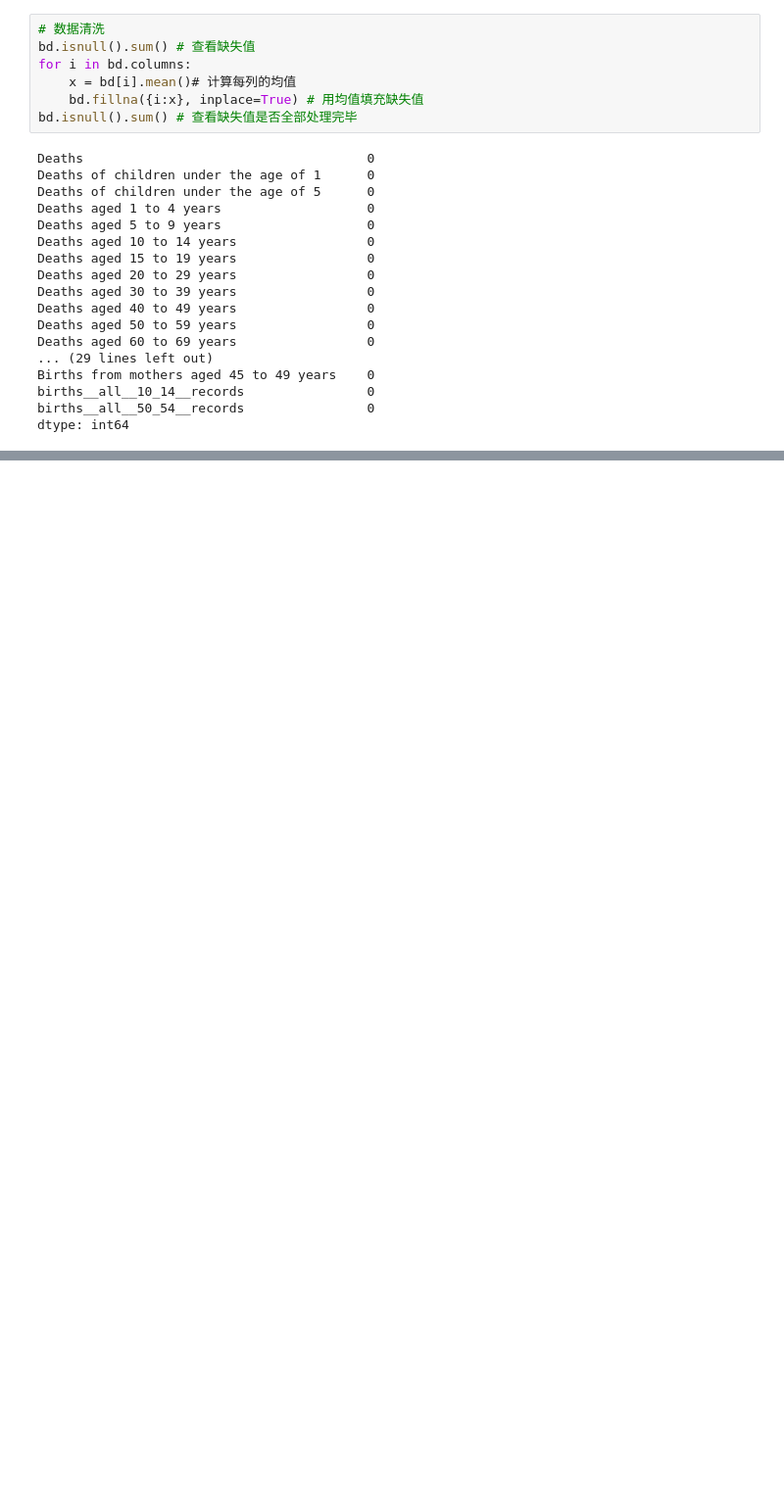
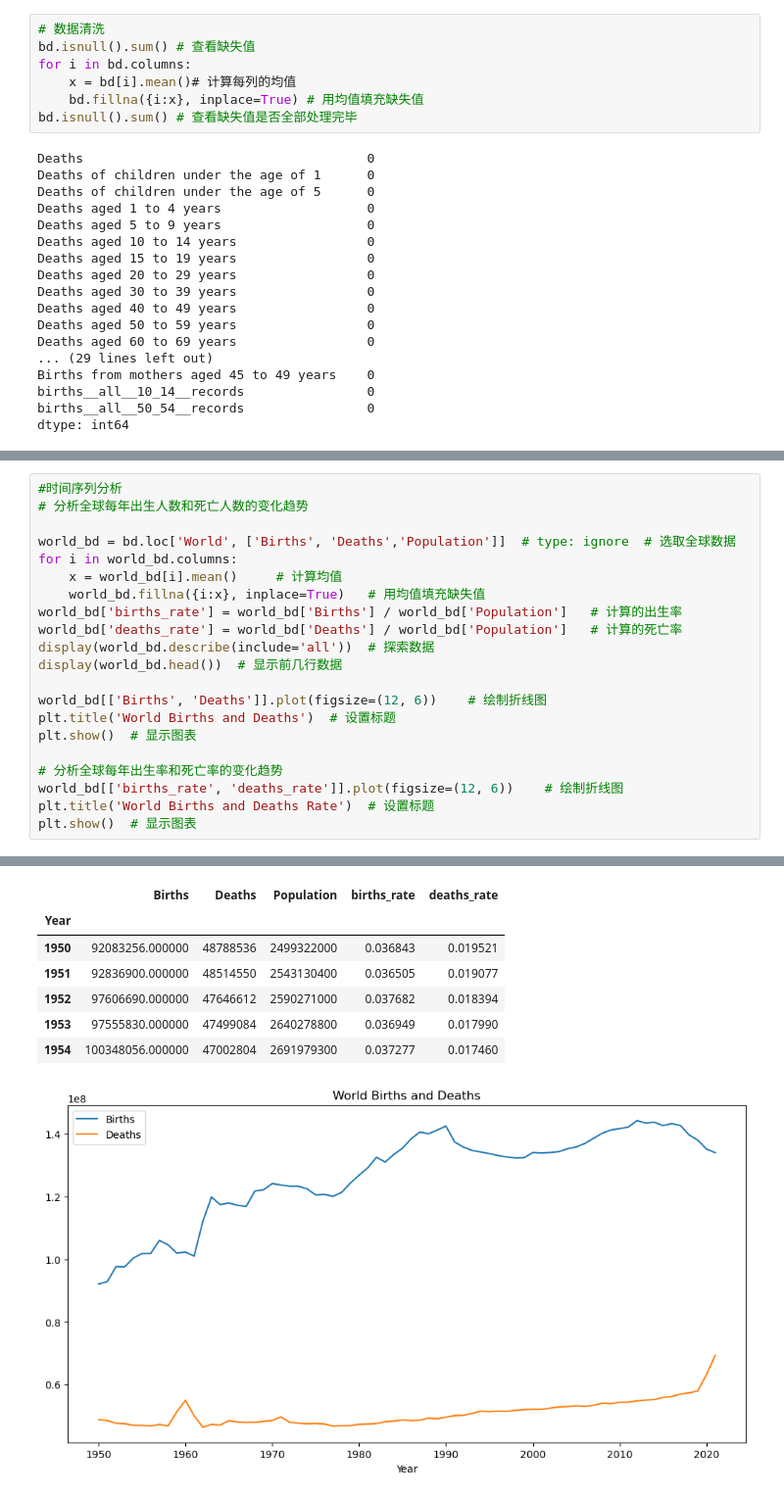
Before and after one commit to h3nng/pythonProject4, a Jupyter notebook: 1.ipynb, the cells around one changed output, grey strips where cells are left out. Shown: that part at 98% size. Saved outputs shown, nothing was run; the diff lists cells and outputs as text; blank space fills up the shorter version.

```diff
--- a/1.ipynb
+++ b/1.ipynb
@@ -117,0 +180,22 @@ display(bd_dum.to_string())
+# %%
+#时间序列分析
+# 分析全球每年出生人数和死亡人数的变化趋势
+
+world_bd = bd.loc['World', ['Births', 'Deaths','Population']]  # type: ignore  # 选取全球数据
+for i in world_bd.columns:
+    x = world_bd[i].mean()     # 计算均值
+    world_bd.fillna({i:x}, inplace=True)   # 用均值填充缺失值
+world_bd['births_rate'] = world_bd['Births'] / world_bd['Population']   # 计算的出生率
+world_bd['deaths_rate'] = world_bd['Deaths'] / world_bd['Population']   # 计算的死亡率
+display(world_bd.describe(include='all'))  # 探索数据
+display(world_bd.head())  # 显示前几行数据
+
+world_bd[['Births', 'Deaths']].plot(figsize=(12, 6))    # 绘制折线图
+plt.title('World Births and Deaths')  # 设置标题
+plt.show()  # 显示图表
+
+# 分析全球每年出生率和死亡率的变化趋势
+world_bd[['births_rate', 'deaths_rate']].plot(figsize=(12, 6))    # 绘制折线图
+plt.title('World Births and Deaths Rate')  # 设置标题
+plt.show()  # 显示图表
+# %% [output]
@@ -117,0 +211,8 @@ display(bd_dum.to_string())
+|  | Births | Deaths | Population | births_rate | deaths_rate |
+| Year |  |  |  |  |  |
+| 1950 | 92083256.000000 | 48788536 | 2499322000 | 0.036843 | 0.019521 |
+| 1951 | 92836900.000000 | 48514550 | 2543130400 | 0.036505 | 0.019077 |
+| 1952 | 97606690.000000 | 47646612 | 2590271000 | 0.037682 | 0.018394 |
+| 1953 | 97555830.000000 | 47499084 | 2640278800 | 0.036949 | 0.017990 |
+| 1954 | 100348056.000000 | 47002804 | 2691979300 | 0.037277 | 0.017460 |
+[figure, added]
```
Also changed, not shown: parts of 7 cells of this notebook, 1 other file.
